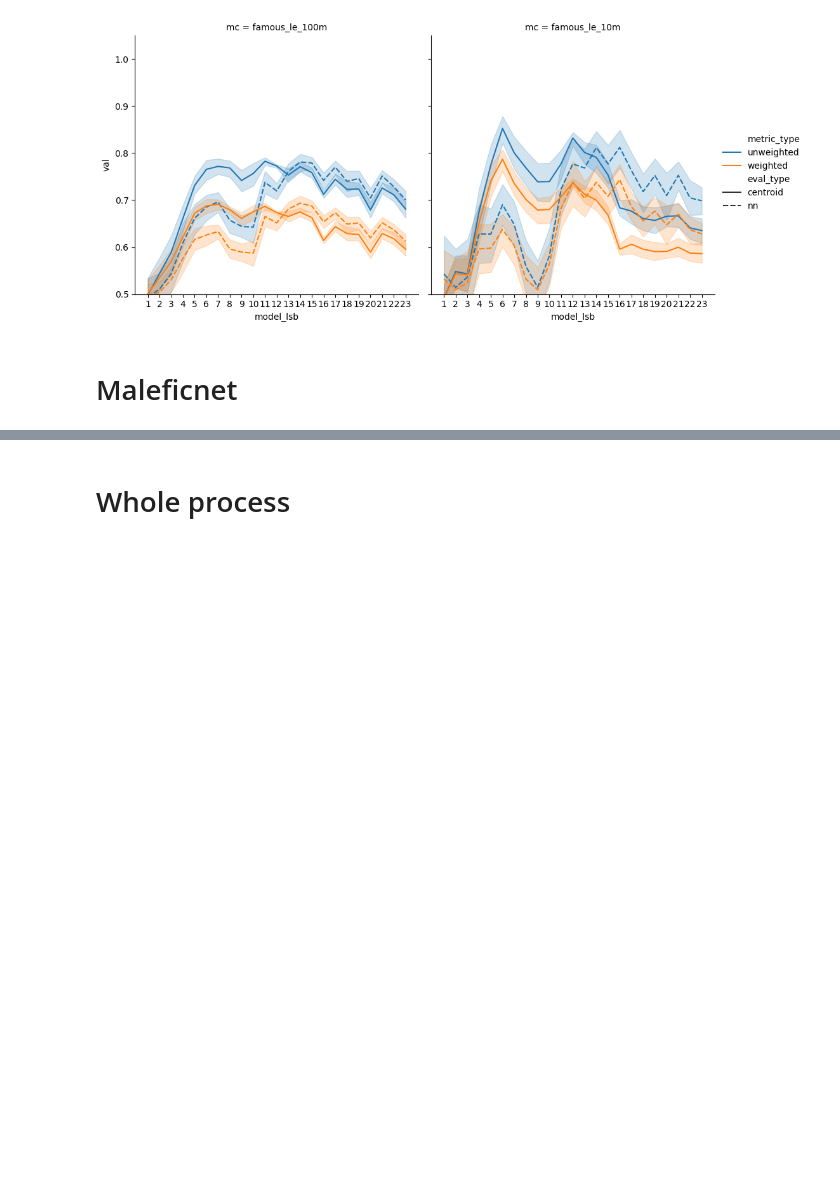
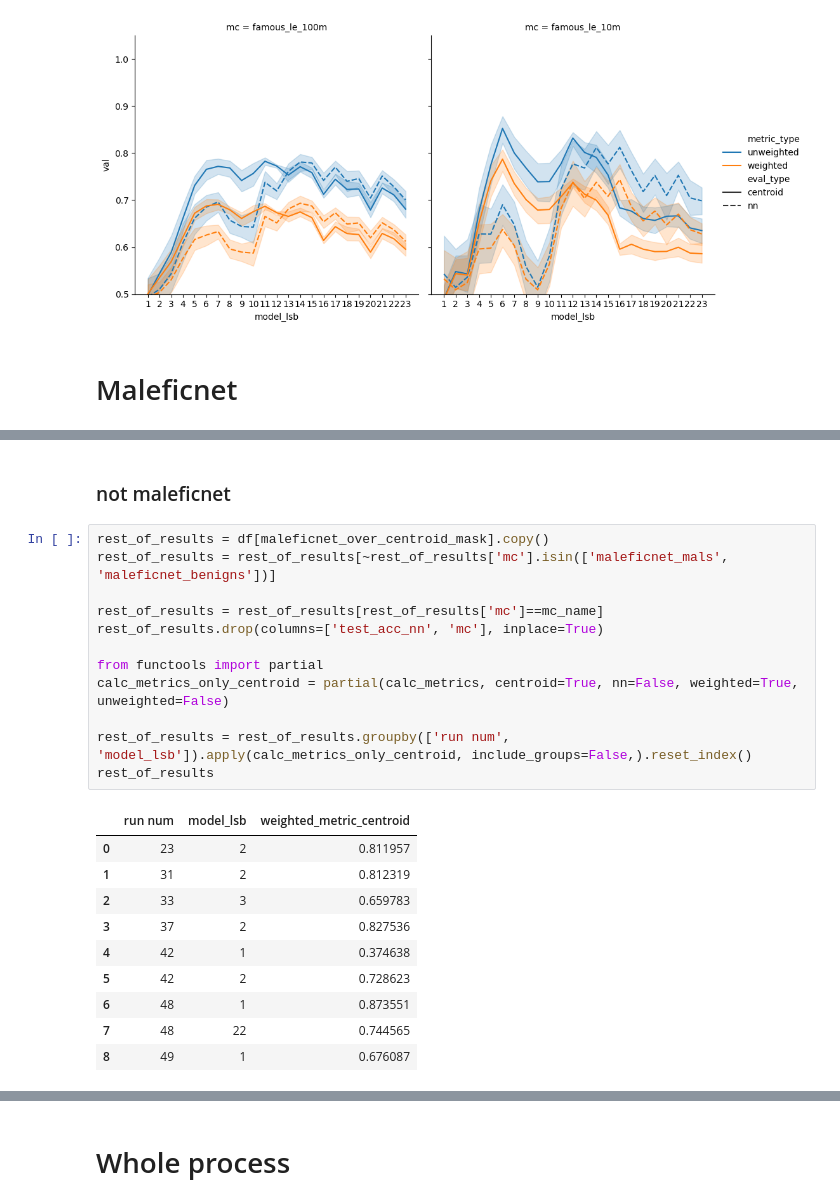
Before and after one commit to danigil/ModelXRay, a Jupyter notebook: notebooks/visualize_siamese_experiment_results.ipynb, the cells around one changed output, grey strips where cells are left out. Saved outputs shown, nothing was run; the diff lists cells and outputs as text; blank space fills up the shorter version.

```diff
--- a/notebooks/visualize_siamese_experiment_results.ipynb
+++ b/notebooks/visualize_siamese_experiment_results.ipynb
@@ -313,0 +381,25 @@ df[maleficnet_over_mask][((maleficnet_benign) | (maleficnet_mals))].shape
+# %% [markdown]
+### not maleficnet
+# %%
+rest_of_results = df[maleficnet_over_centroid_mask].copy()
+rest_of_results = rest_of_results[~rest_of_results['mc'].isin(['maleficnet_mals', 'maleficnet_benigns'])]
+
+rest_of_results = rest_of_results[rest_of_results['mc']==mc_name]
+rest_of_results.drop(columns=['test_acc_nn', 'mc'], inplace=True)
+
+from functools import partial
+calc_metrics_only_centroid = partial(calc_metrics, centroid=True, nn=False, weighted=True, unweighted=False)
+
+rest_of_results = rest_of_results.groupby(['run num', 'model_lsb']).apply(calc_metrics_only_centroid, include_groups=False,).reset_index()
+rest_of_results
+# %% [output]
+|  | run num | model_lsb | weighted_metric_centroid |
+| 0 | 23 | 2 | 0.811957 |
+| 1 | 31 | 2 | 0.812319 |
+| 2 | 33 | 3 | 0.659783 |
+| 3 | 37 | 2 | 0.827536 |
+| 4 | 42 | 1 | 0.374638 |
+| 5 | 42 | 2 | 0.728623 |
+| 6 | 48 | 1 | 0.873551 |
+| 7 | 48 | 22 | 0.744565 |
+| 8 | 49 | 1 | 0.676087 |
```
Also changed, not shown: parts of 18 cells of this notebook, 7 other files.
